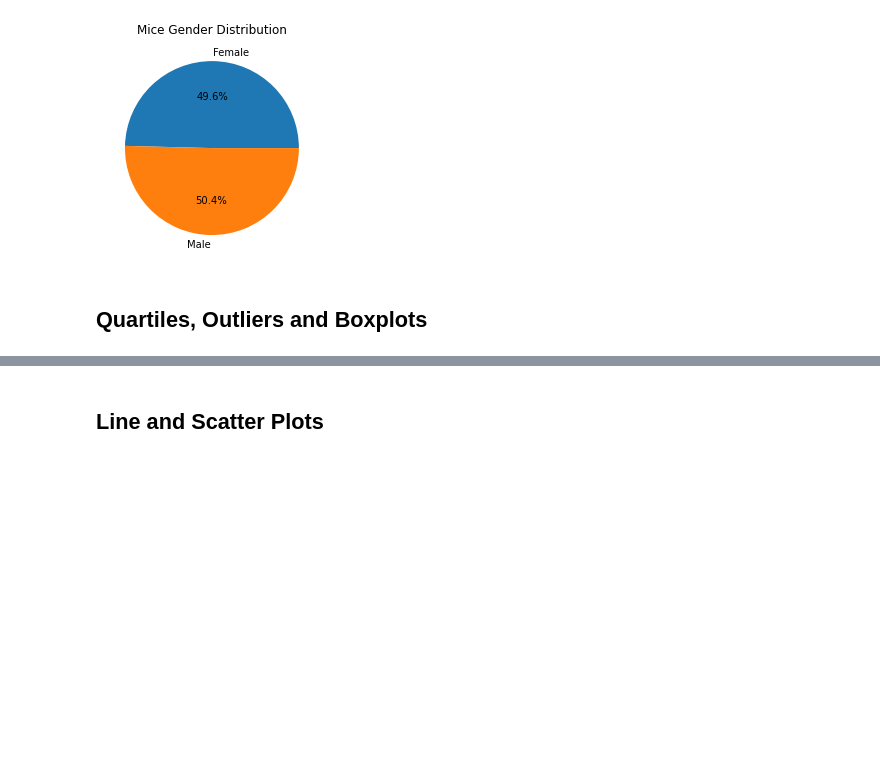
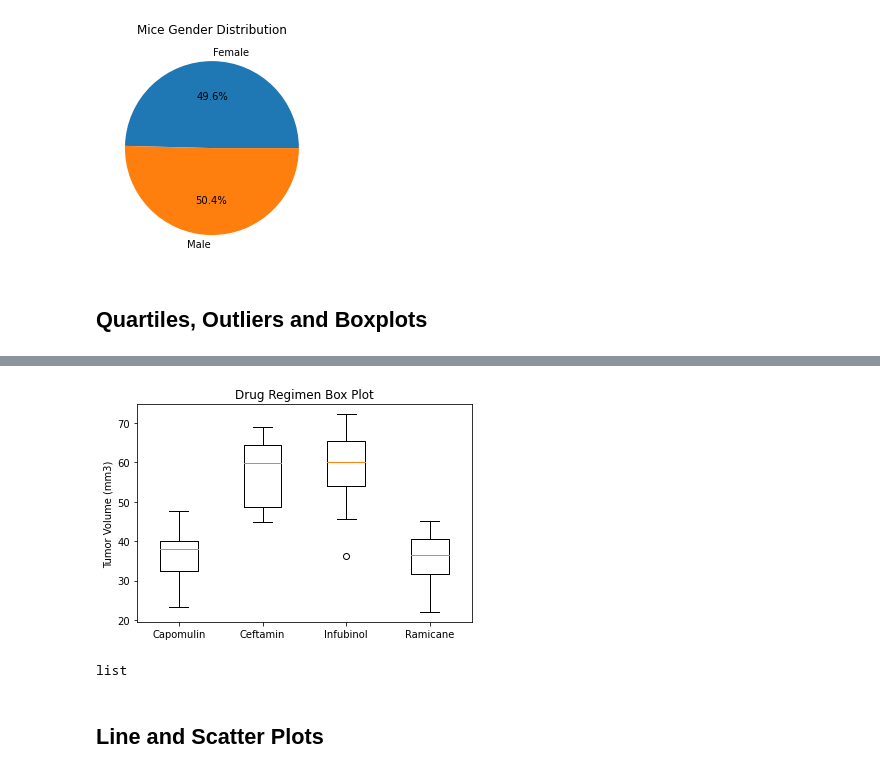
Before and after one commit to d-jimenez/Matplotlib-Challenge, a Jupyter notebook: Pymaceuticals/main.ipynb, the cells around one changed output, grey strips where cells are left out. Saved outputs shown, nothing was run; the diff lists cells and outputs as text; code cells hidden in the pictures; blank space fills up the shorter version.

```diff
--- a/Pymaceuticals/main.ipynb
+++ b/Pymaceuticals/main.ipynb
@@ -245,6 +245,7 @@ end_timepoint=drug_study_df.groupby("Mouse ID")['Timepoint'].max()
 drug_study_end_time_df=pd.merge(end_timepoint,drug_study_df,on=('Mouse ID','Timepoint'))
 # drug_study_end_time_df
 
-end_tumor_vol=drug_study_end_time_df[['Mouse ID','Timepoint','Tumor Volume (mm3)']]
-print(end_tumor_vol.head(250))
+end_tumor_vol_df=drug_study_end_time_df[['Mouse ID','Timepoint','Tumor Volume (mm3)','Drug Regimen','Sex','Weight (g)']]
+end_tumor_vol_df.head(250)
+# print(end_tumor_vol.head(250))
 # %% [output]
@@ -290,8 +264,0 @@ AttributeError: 'dict' object has no attribute 'quantile'
-# %%
-# #Verify that dictionary comprehension generated the correct list for each of the drug regimes
-cap_list=['Capomulin']
-cap_filter=unique_mice_study_df.loc[:,'Drug Regimen'].isin(cap_list)
-cap_filter
-
-drug_study_df=unique_mice_study_df.loc[cap_filter,:]
-drug_study_df
@@ -314,3 +352,58 @@ drug_study_df
+# %%
+# Generate a box plot of the final tumor volume of each mouse across four regimens of interest
+# Example outlier plot of reaction times
+drug_regimen_list=['Capomulin', 'Ceftamin', 'Infubinol', 'Ramicane']
+
+# fig1, [ax1,ax2,ax3,ax4] = plt.subplots()
+# # ax1.set_title('Capomulin')
+# # ax1.set_ylabel('Tumor Volume (mm3)')
+# ax1.boxplot(end_tumor_vol_df.loc[end_tumor_vol_df.loc[:,"Drug Regimen"]=='Capomulin','Tumor Volume (mm3)'])
+# # plt.show()
+
+# # fig1, ax2 = plt.subplots()
+# # ax2.set_title('Ceftamin')
+# # ax2.set_ylabel('Tumor Volume (mm3)')
+# ax2.boxplot(end_tumor_vol_df.loc[end_tumor_vol_df.loc[:,"Drug Regimen"]=="Ceftamin",'Tumor Volume (mm3)'])
+# # plt.show()
+
+# # fig1, ax3 = plt.subplots()
+# # ax3.set_title('Infubinol')
+# # ax3.set_ylabel('Tumor Volume (mm3)')
+# ax3.boxplot(end_tumor_vol_df.loc[end_tumor_vol_df.loc[:,"Drug Regimen"]=='Infubinol','Tumor Volume (mm3)'])
+# # plt.show()
+
+# # fig1, ax4 = plt.subplots()
+# # ax4.set_title('Ramicane')
+# # ax4.set_ylabel('Tumor Volume (mm3)')
+# ax4.boxplot(end_tumor_vol_df.loc[end_tumor_vol_df.loc[:,"Drug Regimen"]=='Ramicane','Tumor Volume (mm3)'])
+# plt.show()
+
+# for drug in drug_regimen_list:
+#     fig1, ax = plt.subplots()
+#     ax.set_title(drug)
+#     ax.set_ylabel('Tumor Volume (mm3)')
+#     ax.boxplot(end_tumor_vol_df.loc[end_tumor_vol_df.loc[:,"Drug Regimen"]==drug,'Tumor Volume (mm3)'])
+#     plt.show()
+
+drug_filter=end_tumor_vol_df.loc[:,'Drug Regimen'].isin(drug_regimen_list)
+drug_study_df=end_tumor_vol_df.loc[drug_filter,['Drug Regimen','Tumor Volume (mm3)']]
+drug_study_2_df=drug_study_df.set_index('Drug Regimen')
+# drug_study_df
+# drug_study_2_df
+
+fig1, ax = plt.subplots()
+ax.set_title('Drug Regimen Box Plot')
+ax.set_ylabel('Tumor Volume (mm3)')
+ax.set_xticklabels(drug_regimen_list)
+ax.boxplot(tumor_volume)
+plt.show()
+
+type(tumor_volume)
+# # drug_study_df.boxplot(column='Tumor Volume (mm3)',by='Drug Regimen',grid=False)
+# # plt.title('Drug Regimen Outliers')
+# %% [output]
+[figure, added]
+list
 # %% [markdown]
 ## Line and Scatter Plots
 # %%
```
Also changed, not shown: parts of 5 cells of this notebook.
